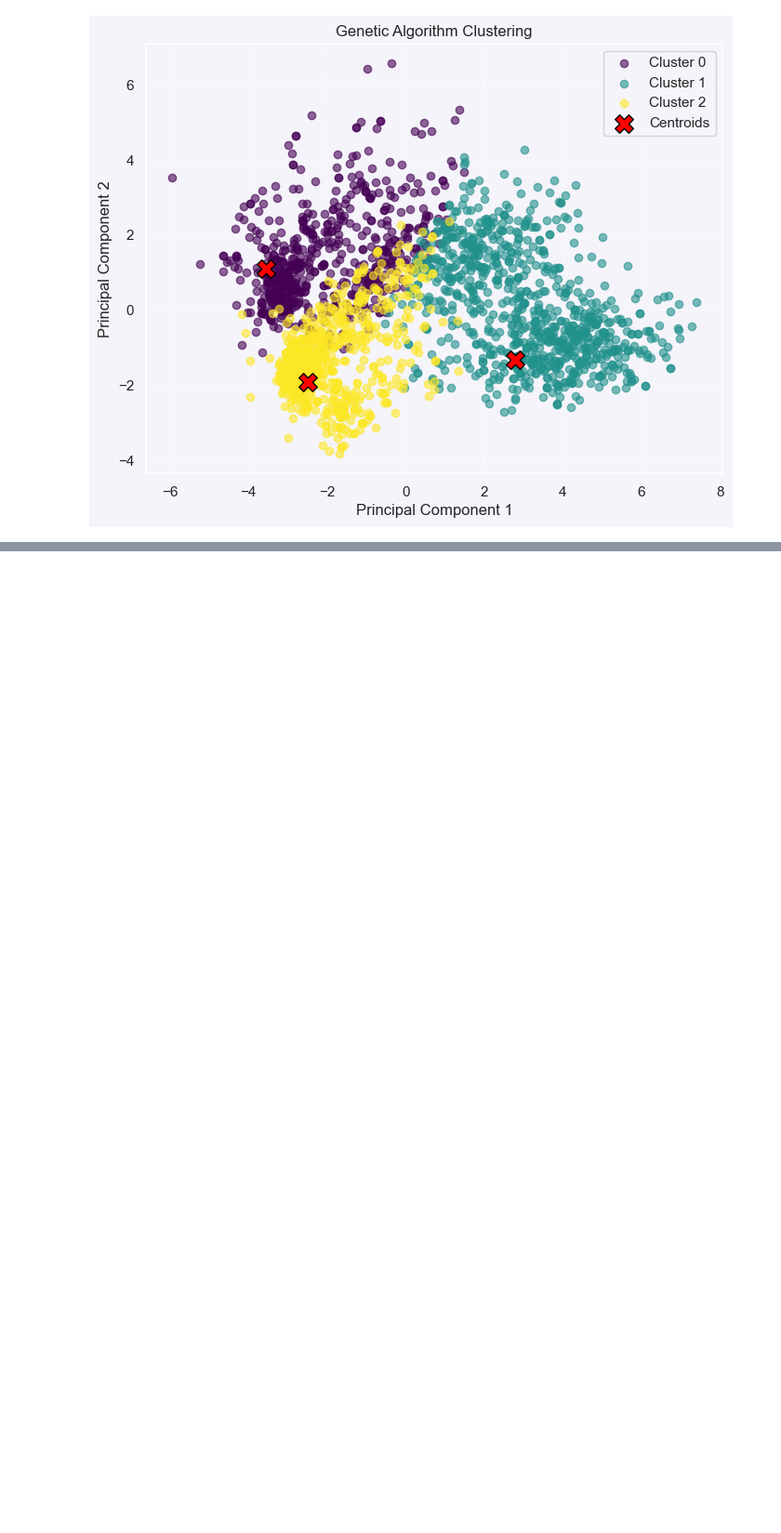
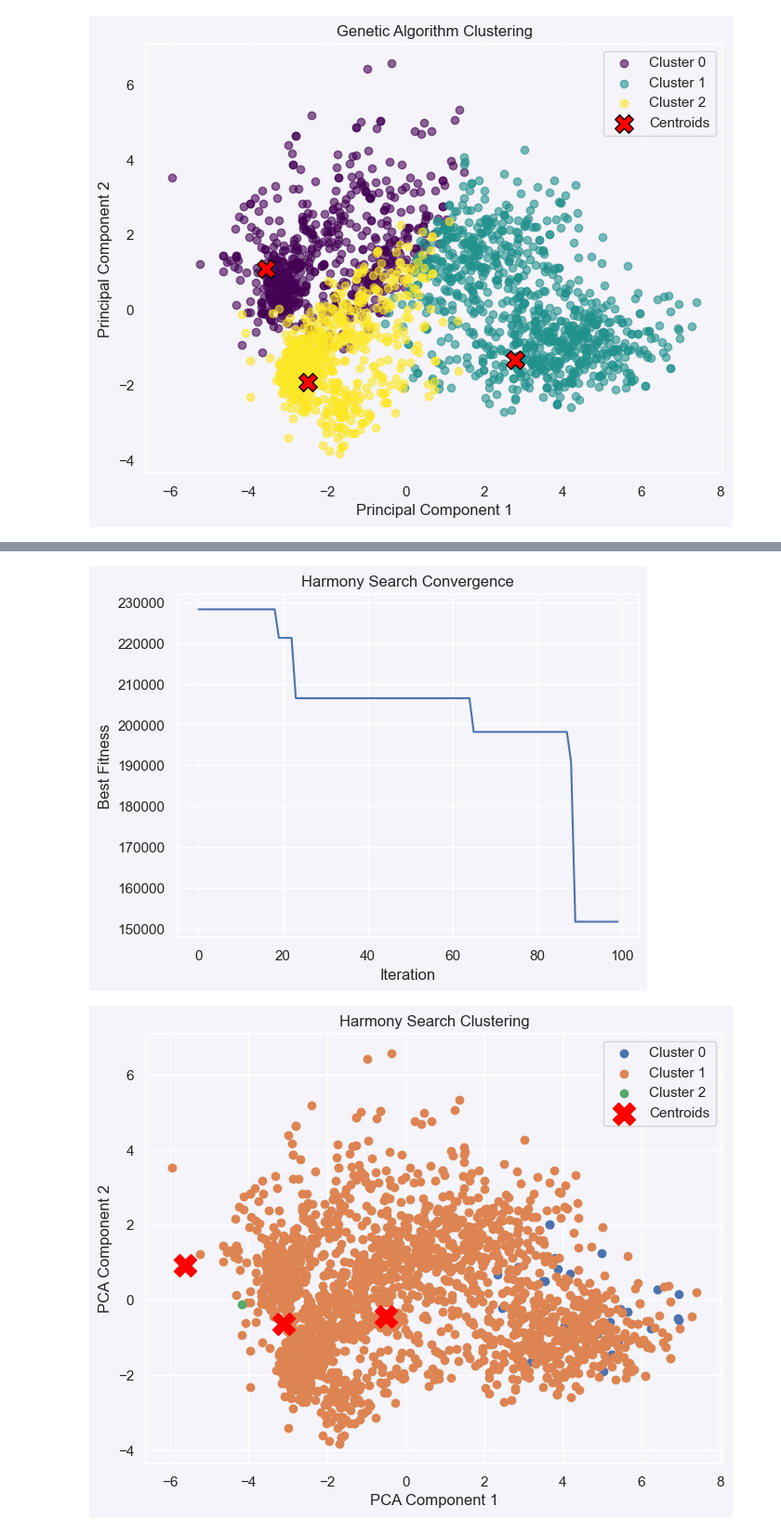
Before and after one commit to mrieden/CI_project, a Jupyter notebook: main.ipynb, the cells around one changed output, grey strips where cells are left out. Shown at 93% size. Cells and saved outputs as stored; diff of their text form; code cells hidden in the pictures; blank space fills up the shorter version.

Commit message:
added Harmony Search  and

```diff
--- a/main.ipynb
+++ b/main.ipynb
@@ -395,0 +408,9 @@ Final Fitness: 37216.983269623284
+# %%
+from algorithm.Harmony_search import HarmonySearchClustering
+model = HarmonySearchClustering(k=3, hms=20, hmcr=0.9, par=0.3, bw=0.01, random_state=42, max_iter=100)
+model.fit(pca_df)
+model.plot_history()
+model.plot_clusters(pca_df)
+# %% [output]
+[figure, added]
+[figure, added]
```
Also changed, not shown: parts of 6 cells of this notebook, 2 other files.
